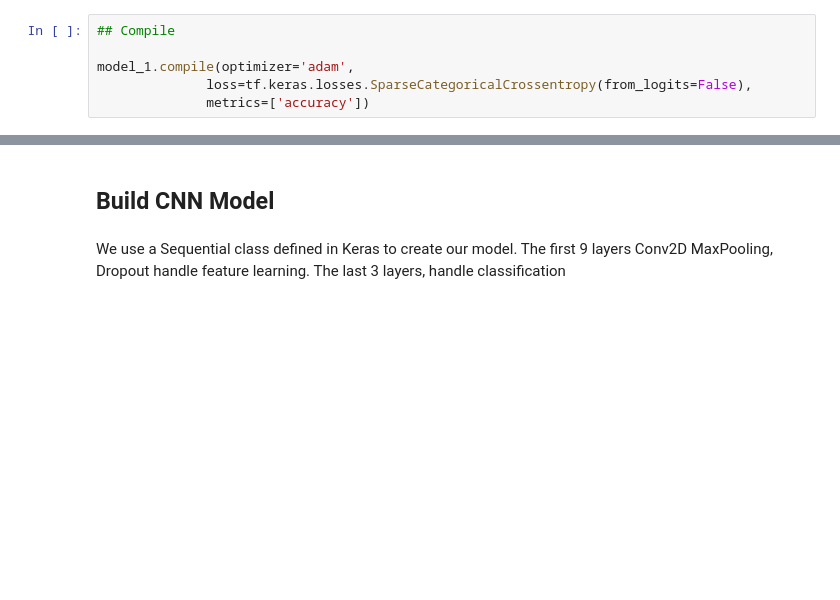
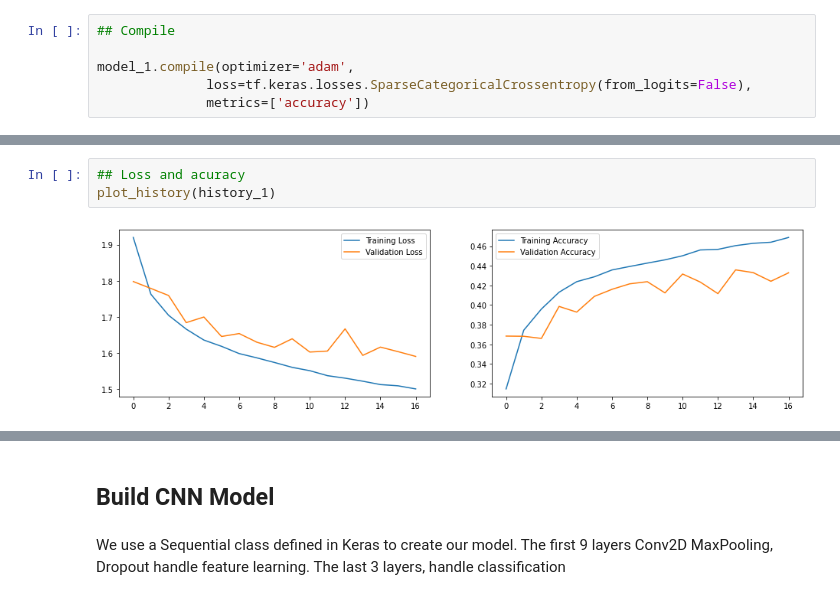
Before and after one commit to alawrence30/Deep-Learning, a Jupyter notebook: Assignment_02_v1.ipynb, the cells around one changed output, grey strips where cells are left out. Saved outputs shown, nothing was run; the diff lists cells and outputs as text; blank space fills up the shorter version.

```diff
--- a/Assignment_02_v1.ipynb
+++ b/Assignment_02_v1.ipynb
@@ -326,0 +353,5 @@ Test acc: 0.100
+# %%
+## Loss and acuracy
+plot_history(history_1)
+# %% [output]
+[figure, added]
```
Also changed, not shown: parts of 10 cells of this notebook.
